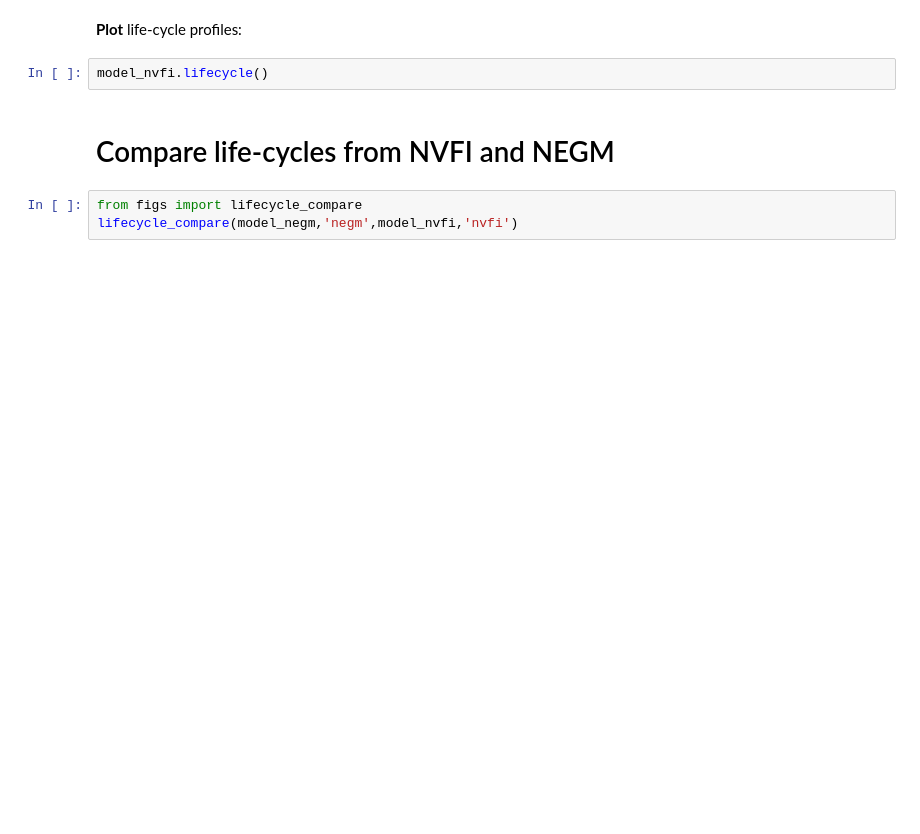
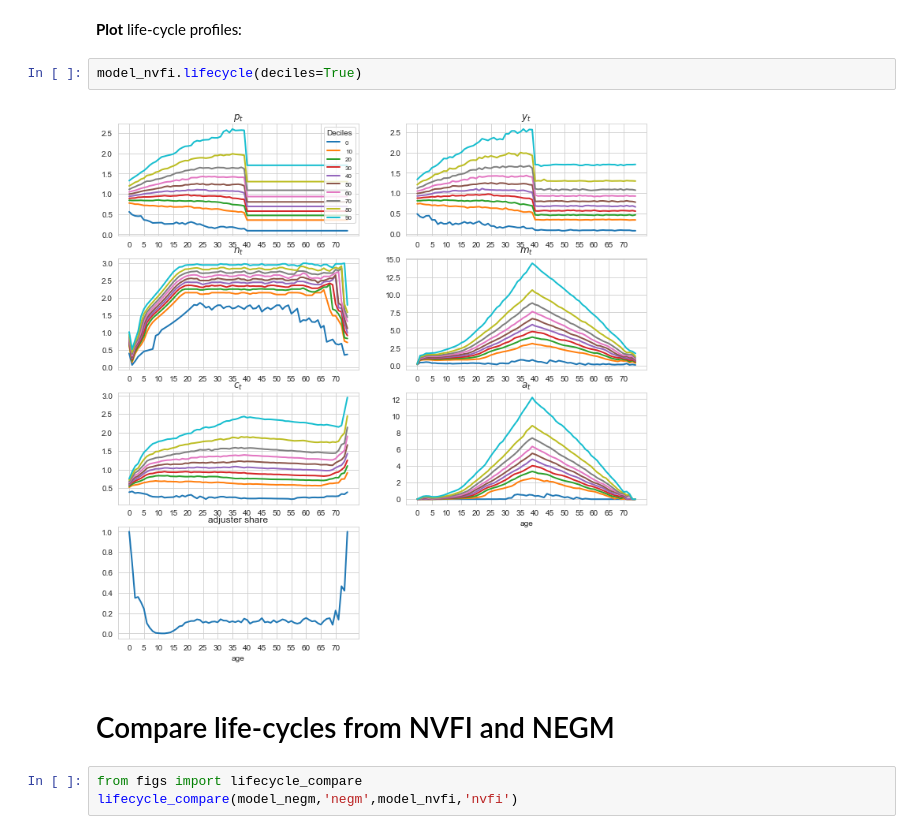
Before and after one commit to Bernseng/Dynamic-Programming, a Jupyter notebook: HousingModelFirstTry/DurableConsumption.ipynb, the cells around one changed output. Saved outputs shown, nothing was run; the diff lists cells and outputs as text; blank space fills up the shorter version.

```diff
--- a/HousingModelFirstTry/DurableConsumption.ipynb
+++ b/HousingModelFirstTry/DurableConsumption.ipynb
@@ -236,7 +266,9 @@ model_nvfi.decision_functions()
 # %% [markdown]
 **Plot** life-cycle profiles:
 # %%
-model_nvfi.lifecycle()
+model_nvfi.lifecycle(deciles=True)
+# %% [output]
+[figure, added]
 # %% [markdown]
 # Compare life-cycles from NVFI and NEGM
 # %%
```
Also changed, not shown: parts of 8 cells of this notebook, 5 other files.
